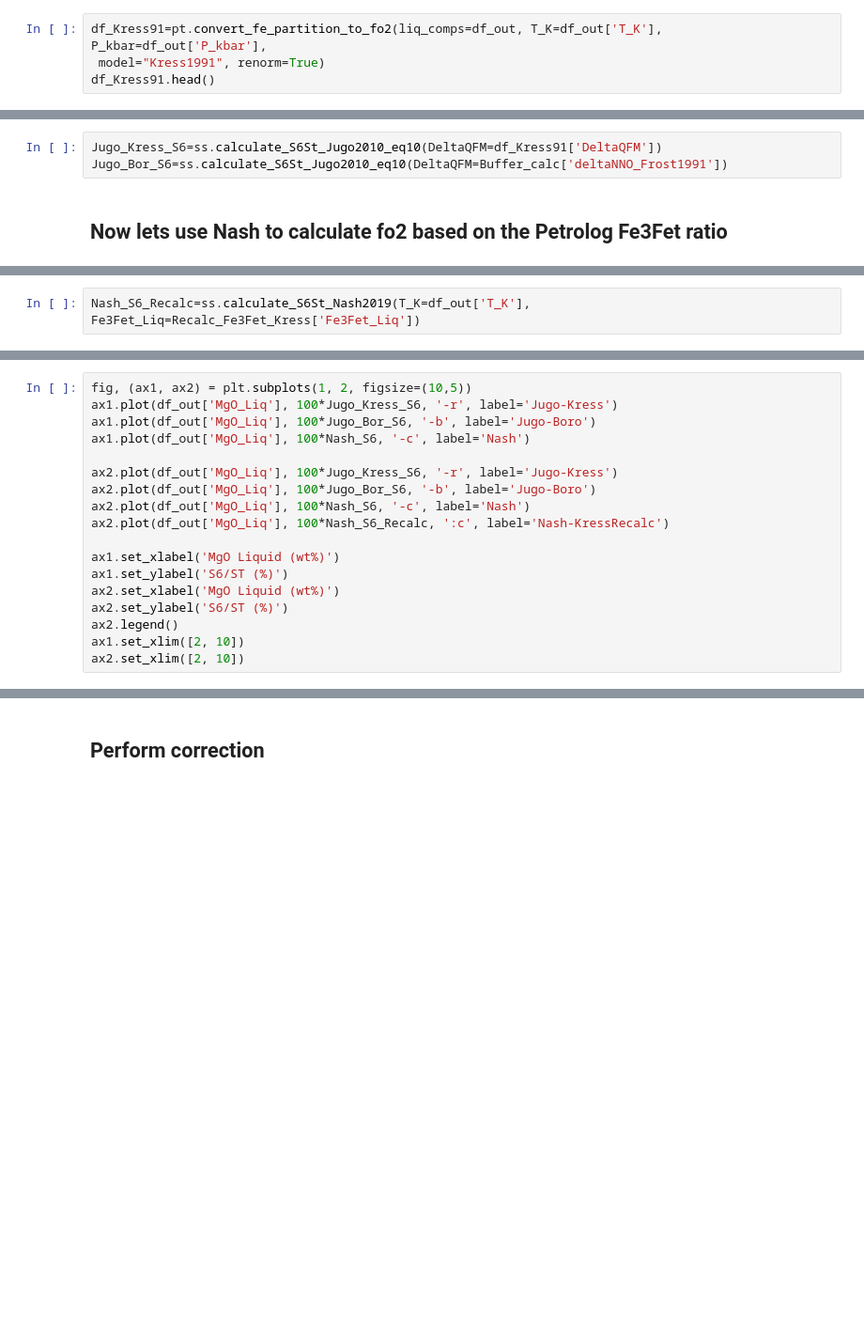
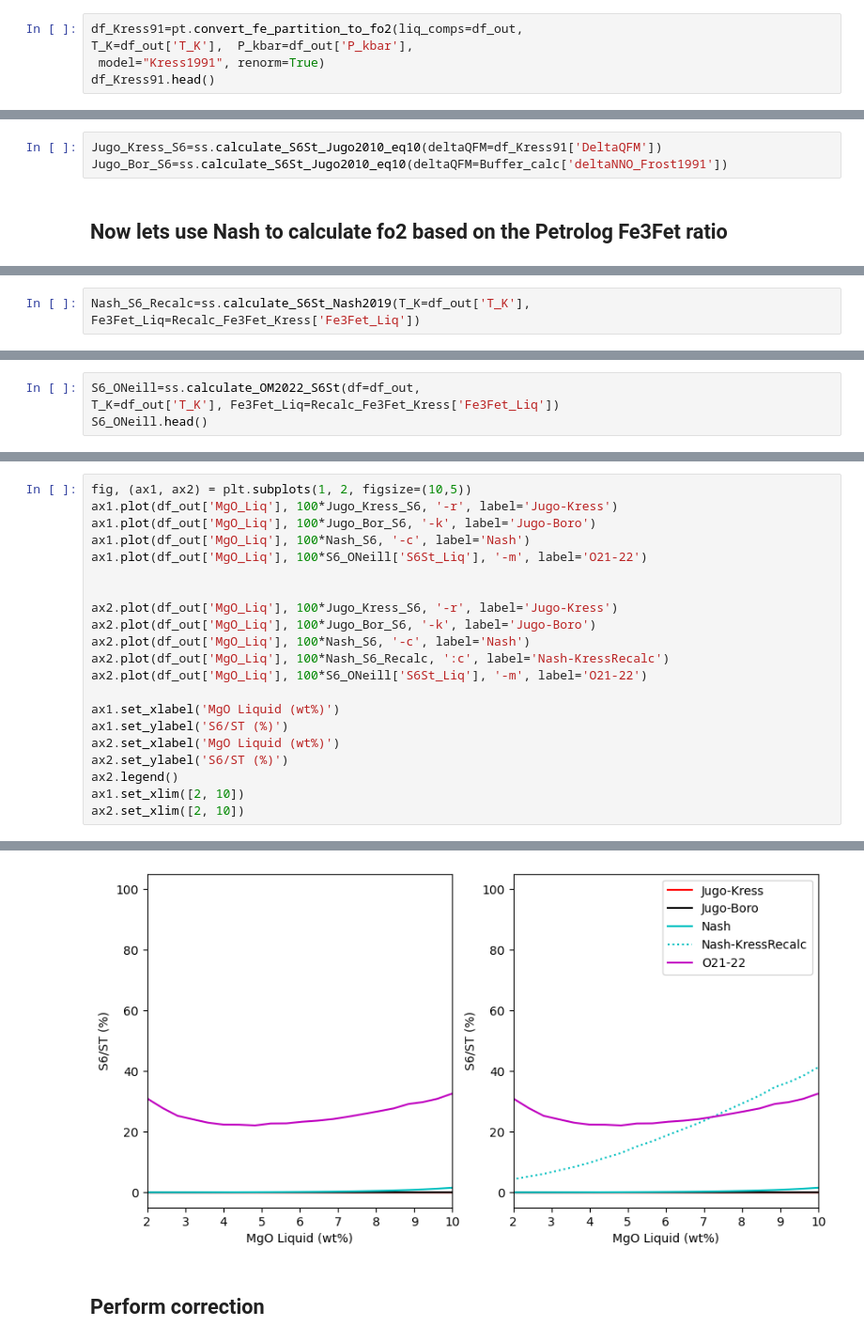
Before and after one commit to PennyWieser/PySulfSat, a Jupyter notebook: docs/Examples/Intro_Example_Petrolog_FC/FC_Petrolog.ipynb, the cells around one changed output, grey strips where cells are left out. Shown at 94% size. Cells and saved outputs as stored; diff of their text form; blank space fills up the shorter version.

```diff
--- a/docs/Examples/Intro_Example_Petrolog_FC/FC_Petrolog.ipynb
+++ b/docs/Examples/Intro_Example_Petrolog_FC/FC_Petrolog.ipynb
@@ -393,4 +376,5 @@ if any(df_out.columns=="FeOt_Liq"):
 # %%
-df_Kress91=pt.convert_fe_partition_to_fo2(liq_comps=df_out, T_K=df_out['T_K'],  P_kbar=df_out['P_kbar'],
+df_Kress91=pt.convert_fe_partition_to_fo2(liq_comps=df_out,
+T_K=df_out['T_K'],  P_kbar=df_out['P_kbar'],
  model="Kress1991", renorm=True)
 df_Kress91.head()
@@ -397,8 +388,8 @@ df_Kress91.head()
 # %% [markdown]
 ### Now, lets use Jugo to calculate fo2 for both Kress and Borisov
 # %%
-Jugo_Kress_S6=ss.calculate_S6St_Jugo2010_eq10(DeltaQFM=df_Kress91['DeltaQFM'])
-Jugo_Bor_S6=ss.calculate_S6St_Jugo2010_eq10(DeltaQFM=Buffer_calc['deltaNNO_Frost1991'])
+Jugo_Kress_S6=ss.calculate_S6St_Jugo2010_eq10(deltaQFM=df_Kress91['DeltaQFM'])
+Jugo_Bor_S6=ss.calculate_S6St_Jugo2010_eq10(deltaQFM=Buffer_calc['deltaNNO_Frost1991'])
 # %% [markdown]
 ## Now lets use Nash to calculate fo2 based on the Petrolog Fe3Fet ratio
 # %%
@@ -415,2 +420,3 @@ Recalc_Fe3Fet_Kress['Fe3Fet_Liq'].head()
 # %%
-Nash_S6_Recalc=ss.calculate_S6St_Nash2019(T_K=df_out['T_K'], Fe3Fet_Liq=Recalc_Fe3Fet_Kress['Fe3Fet_Liq'])
+Nash_S6_Recalc=ss.calculate_S6St_Nash2019(T_K=df_out['T_K'],
+Fe3Fet_Liq=Recalc_Fe3Fet_Kress['Fe3Fet_Liq'])
@@ -416,0 +426,4 @@ Nash_S6_Recalc=ss.calculate_S6St_Nash2019(T_K=df_out['T_K'], Fe3Fet_Liq=Recalc_F
+# %%
+S6_ONeill=ss.calculate_OM2022_S6St(df=df_out,
+T_K=df_out['T_K'], Fe3Fet_Liq=Recalc_Fe3Fet_Kress['Fe3Fet_Liq'])
+S6_ONeill.head()
@@ -417,13 +437,16 @@ Nash_S6_Recalc=ss.calculate_S6St_Nash2019(T_K=df_out['T_K'], Fe3Fet_Liq=Recalc_F
 # %%
 fig, (ax1, ax2) = plt.subplots(1, 2, figsize=(10,5))
 ax1.plot(df_out['MgO_Liq'], 100*Jugo_Kress_S6, '-r', label='Jugo-Kress')
-ax1.plot(df_out['MgO_Liq'], 100*Jugo_Bor_S6, '-b', label='Jugo-Boro')
+ax1.plot(df_out['MgO_Liq'], 100*Jugo_Bor_S6, '-k', label='Jugo-Boro')
 ax1.plot(df_out['MgO_Liq'], 100*Nash_S6, '-c', label='Nash')
+ax1.plot(df_out['MgO_Liq'], 100*S6_ONeill['S6St_Liq'], '-m', label='O21-22')
+
 
 ax2.plot(df_out['MgO_Liq'], 100*Jugo_Kress_S6, '-r', label='Jugo-Kress')
-ax2.plot(df_out['MgO_Liq'], 100*Jugo_Bor_S6, '-b', label='Jugo-Boro')
+ax2.plot(df_out['MgO_Liq'], 100*Jugo_Bor_S6, '-k', label='Jugo-Boro')
 ax2.plot(df_out['MgO_Liq'], 100*Nash_S6, '-c', label='Nash')
 ax2.plot(df_out['MgO_Liq'], 100*Nash_S6_Recalc, ':c', label='Nash-KressRecalc')
+ax2.plot(df_out['MgO_Liq'], 100*S6_ONeill['S6St_Liq'], '-m', label='O21-22')
 
 ax1.set_xlabel('MgO Liquid (wt%)')
 ax1.set_ylabel('S6/ST (%)')
@@ -432,3 +455,4 @@ ax2.set_ylabel('S6/ST (%)')
 ax2.legend()
 ax1.set_xlim([2, 10])
 ax2.set_xlim([2, 10])
+# %% [output]
@@ -435,3 +460,4 @@ ax2.set_xlim([2, 10])
+[figure, added]
 # %% [markdown]
 ## Perform correction
 # %%
```
Also changed, not shown: parts of 22 cells of this notebook, 28 other files.
